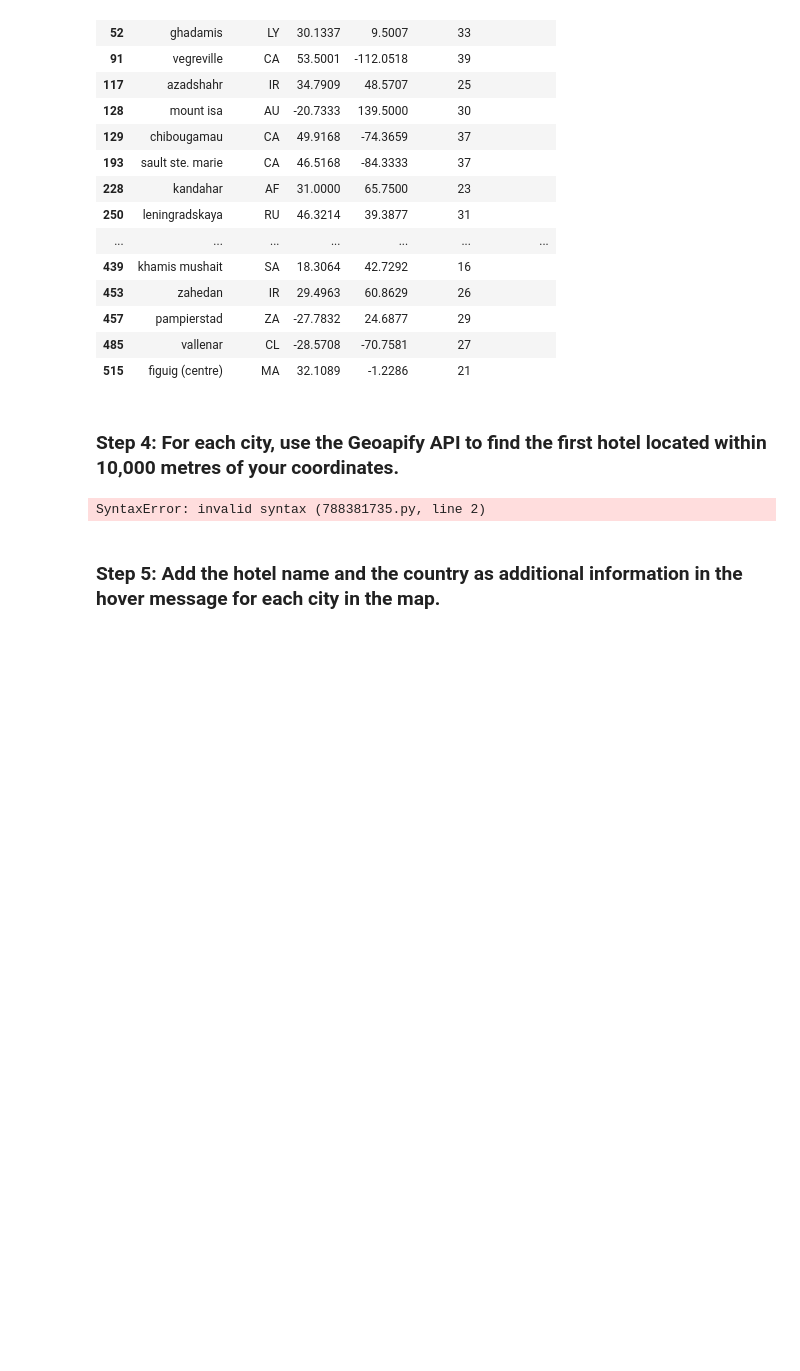
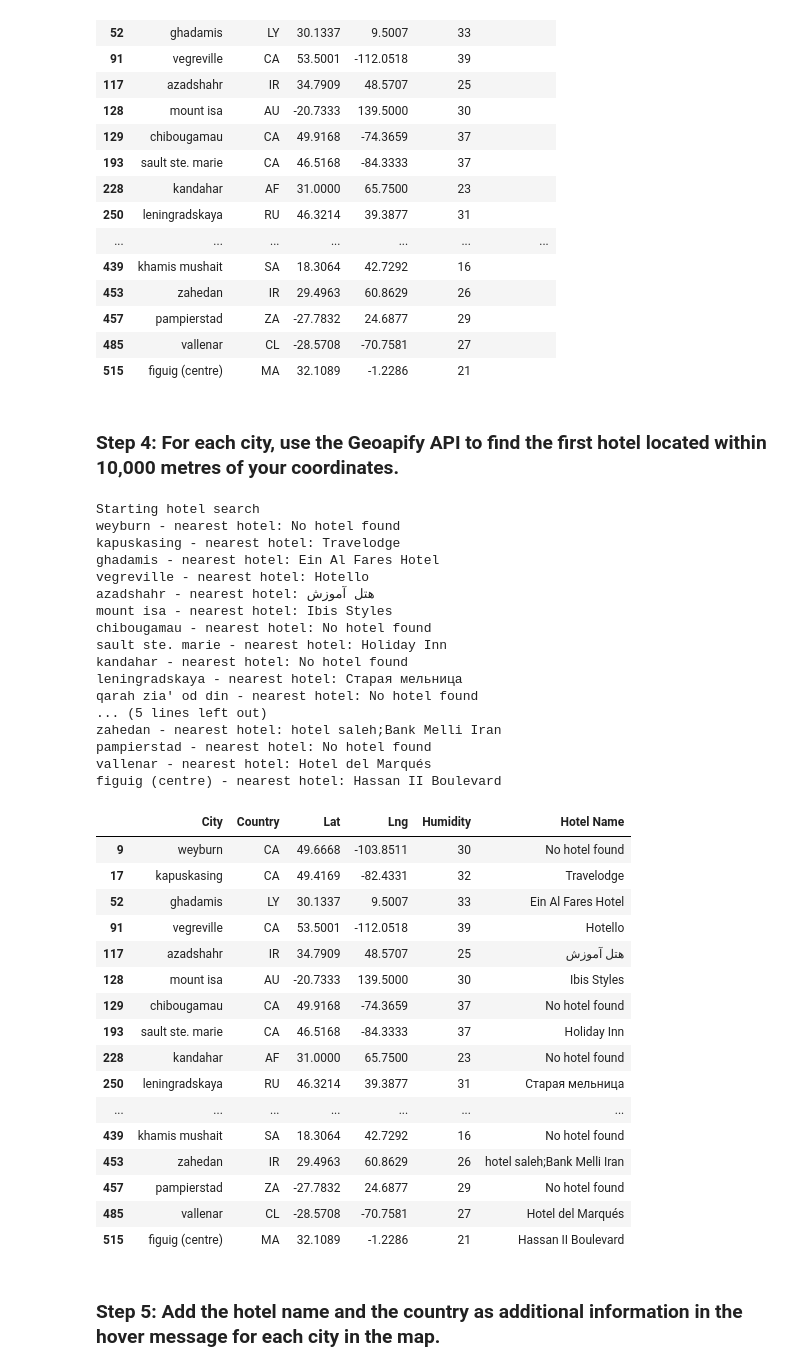
Before and after one commit to HollaNotes/python-api-challenge, a Jupyter notebook: VacationPy_NoelleWatson.ipynb, the cells around one changed output. Drawn from its saved outputs; the diff is of its cells as text; code cells hidden in the pictures; blank space fills up the shorter version.

```diff
--- a/VacationPy_NoelleWatson.ipynb
+++ b/VacationPy_NoelleWatson.ipynb
@@ -116,47 +117,81 @@ hotel_df
 ### Step 4: For each city, use the Geoapify API to find the first hotel located within 10,000 metres of your coordinates.
 # %%
 # Set parameters to search for a hotel
-radius = # YOUR CODE HERE
+radius = 10000
 params = {
-    # YOUR CODE HERE
+    "categories": "accommodation.hotel",
+    "apiKey": geoapify_key
 }
 
 # Print a message to follow up the hotel search
 print("Starting hotel search")
 
 # Iterate through the hotel_df DataFrame
 for index, row in hotel_df.iterrows():
     # get latitude, longitude from the DataFrame
-    # YOUR CODE HERE
+    lat = row["Lat"]
+    lon = row["Lng"]
 
     # Add filter and bias parameters with the current city's latitude and longitude to the params dictionary
-    params["filter"] = # YOUR CODE HERE
-    params["bias"] = # YOUR CODE HERE
+    params["filter"] = f"circle:{lon},{lat},{radius}"
+    params["bias"] = f"proximity:{lon},{lat}"
 
     # Set base URL
-    base_url = "https://api.geoapify.com/v2/places"
-
+    base_url = "https://api.geoapify.com/v2/places?"
 
     # Make and API request using the params dictionaty
-    name_address = # YOUR CODE HERE
+    name_address = requests.get(base_url, params=params)
 
     # Convert the API response to JSON format
-    name_address = # YOUR CODE HERE
+    name_address = name_address.json()
 
     # Grab the first hotel from the results and store the name in the hotel_df DataFrame
     try:
-        hotel_df.loc[index, "Hotel Name"] = name_address["features"][0]["properties"]["name"]
+        hotel_df.loc[index, "Hotel Name"] = name_address["features"][0]["properties"]["address_line1"]
     except (KeyError, IndexError):
         # If no hotel is found, set the hotel name as "No hotel found".
         hotel_df.loc[index, "Hotel Name"] = "No hotel found"
 
     # Log the search results
     print(f"{hotel_df.loc[index, 'City']} - nearest hotel: {hotel_df.loc[index, 'Hotel Name']}")
 
 # Display sample data
 hotel_df
 # %% [output]
-SyntaxError: invalid syntax (788381735.py, line 2)
+Starting hotel search
+weyburn - nearest hotel: No hotel found
+kapuskasing - nearest hotel: Travelodge
+ghadamis - nearest hotel: Ein Al Fares Hotel
+vegreville - nearest hotel: Hotello
+azadshahr - nearest hotel: هتل آموزش
+mount isa - nearest hotel: Ibis Styles
+chibougamau - nearest hotel: No hotel found
+sault ste. marie - nearest hotel: Holiday Inn
+kandahar - nearest hotel: No hotel found
+leningradskaya - nearest hotel: Старая мельница
+qarah zia' od din - nearest hotel: No hotel found
+... (5 lines left out)
+zahedan - nearest hotel: hotel saleh;Bank Melli Iran
+pampierstad - nearest hotel: No hotel found
+vallenar - nearest hotel: Hotel del Marqués
+figuig (centre) - nearest hotel: Hassan II Boulevard
+|  | City | Country | Lat | Lng | Humidity | Hotel Name |
+| 9 | weyburn | CA | 49.6668 | -103.8511 | 30 | No hotel found |
+| 17 | kapuskasing | CA | 49.4169 | -82.4331 | 32 | Travelodge |
+| 52 | ghadamis | LY | 30.1337 | 9.5007 | 33 | Ein Al Fares Hotel |
+| 91 | vegreville | CA | 53.5001 | -112.0518 | 39 | Hotello |
+| 117 | azadshahr | IR | 34.7909 | 48.5707 | 25 | هتل آموزش |
+| 128 | mount isa | AU | -20.7333 | 139.5000 | 30 | Ibis Styles |
+| 129 | chibougamau | CA | 49.9168 | -74.3659 | 37 | No hotel found |
+| 193 | sault ste. marie | CA | 46.5168 | -84.3333 | 37 | Holiday Inn |
+| 228 | kandahar | AF | 31.0000 | 65.7500 | 23 | No hotel found |
+| 250 | leningradskaya | RU | 46.3214 | 39.3877 | 31 | Старая мельница |
+| ... | ... | ... | ... | ... | ... | ... |
+| 439 | khamis mushait | SA | 18.3064 | 42.7292 | 16 | No hotel found |
+| 453 | zahedan | IR | 29.4963 | 60.8629 | 26 | hotel saleh;Bank Melli Iran |
+| 457 | pampierstad | ZA | -27.7832 | 24.6877 | 29 | No hotel found |
+| 485 | vallenar | CL | -28.5708 | -70.7581 | 27 | Hotel del Marqués |
+| 515 | figuig (centre) | MA | 32.1089 | -1.2286 | 21 | Hassan II Boulevard |
 # %% [markdown]
 ### Step 5: Add the hotel name and the country as additional information in the hover message for each city in the map.
 # %%
```
Also changed, not shown: parts of 2 cells of this notebook, 1 other file.
